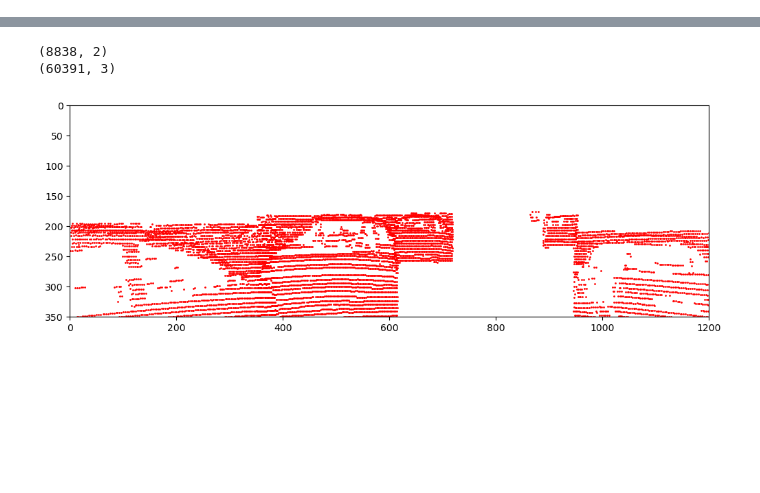
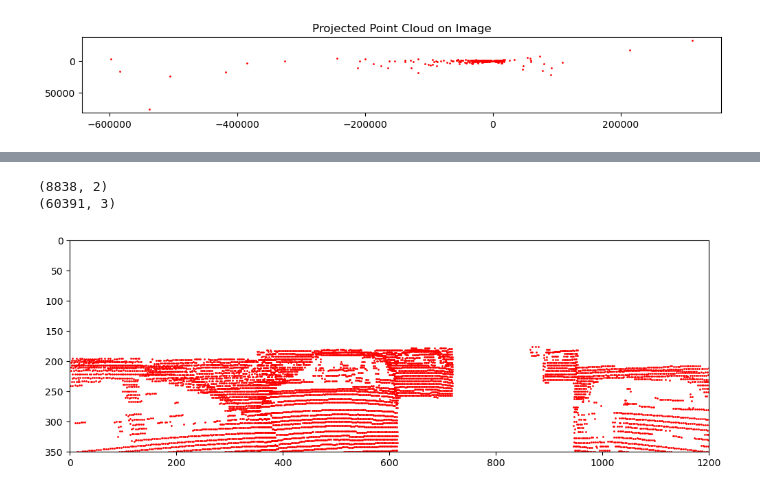
Before and after one commit to lingxe01/lidar, a Jupyter notebook: point/test.ipynb, the cells around one changed output, grey strips where cells are left out. Saved outputs shown, nothing was run; the diff lists cells and outputs as text; code cells hidden in the pictures; blank space fills up the shorter version.

```diff
--- a/point/test.ipynb
+++ b/point/test.ipynb
@@ -9,0 +40,91 @@ from projection import yolo_txt
+# %%
+
+binary = f'D:\\lidar\\point\\point_seg\\pcd_nongrond_seg.pcd'
+pcd = o3d.io.read_point_cloud(binary)
+original_colors = np.asarray(pcd.colors)
+original_pts = np.asarray(pcd.points)
+
+print("Color value range:", np.min(original_colors), np.max(original_colors))
+
+# 检查原始点云数据
+print(f"Original point cloud shape: {original_pts.shape}")
+
+# 筛选有效点云
+valid_indices = original_pts[:, 0] > 0
+valid_pts = original_pts[valid_indices]
+valid_colors = original_colors[valid_indices]
+
+print(f"Valid point cloud shape: {valid_pts.shape}")
+
+# 创建筛选后的点云
+pcd_selected = o3d.geometry.PointCloud()
+pcd_selected.points = o3d.utility.Vector3dVector(valid_pts)
+pcd_selected.colors = o3d.utility.Vector3dVector(valid_colors)
+
+# 可视化带颜色的点云
+# o3d.visualization.draw_geometries([pcd_selected])
+
+# 读取相机参数
+with open(f'D:\lidar\point\\000008\\000008.txt','r') as f:
+    calib = f.readlines()
+
+# P2 (3 x 4) for left eye
+P2 = np.array([float(x) for x in calib[2].strip('\n').split(' ')[1:]]).reshape(3, 4)
+R0_rect = np.array([float(x) for x in calib[4].strip('\n').split(' ')[1:]]).reshape(3, 3)
+R0_rect = np.insert(R0_rect, 3, values=[0, 0, 0], axis=0)
+R0_rect = np.insert(R0_rect, 3, values=[0, 0, 0, 1], axis=1)
+Tr_velo_to_cam = np.array([float(x) for x in calib[5].strip('\n').split(' ')[1:]]).reshape(3, 4)
+Tr_velo_to_cam = np.insert(Tr_velo_to_cam, 3, values=[0, 0, 0, 1], axis=0)
+
+# 读取图像尺寸
+img_path = f'D:\lidar\point\\000008\save\\000008.png'
+img = mpimg.imread(img_path)
+IMG_H, IMG_W, _ = img.shape
+
+# 读取检测框信息
+with open(f'D:\lidar\point\\000008\save\labels\\000008.txt', 'r') as f:
+    detections = [line.strip().split() for line in f.readlines()]
+
+detections = [[float(x) for x in det] for det in detections]
+
+# 投影点云到图像
+velo = np.insert(original_pts, 3, 1, axis=1).T
+cam = P2.dot(R0_rect.dot(Tr_velo_to_cam.dot(velo)))
+cam = np.delete(cam, np.where(cam[2, :] < 0), axis=1)
+cam[:2] /= cam[2, :]
+
+# valid_cam_indices = np.where(cam[2, :] > 0)  # 获取有效投影点索引
+# cam = cam[:, valid_cam_indices]  # 仅保留有效投影点
+
+# 获取落在检测框中的投影点云索引
+# projected_indices = []
+# for det in detections:
+#     _, u_center, v_center, width, height = det
+#     u_min = (u_center - width / 2) * IMG_W
+#     u_max = (u_center + width / 2) * IMG_W
+#     v_min = (v_center - height / 2) * IMG_H
+#     v_max = (v_center + height / 2) * IMG_H
+#     u, v = cam[:2]
+#     u_in = np.logical_and(u >= u_min, u <= u_max)
+#     v_in = np.logical_and(v >= v_min, v <= v_max)
+#     in_box = np.logical_and(u_in, v_in)
+#     projected_indices.append(np.where(in_box)[0])
+
+# # 合并所有投影点云索引
+# projected_indices = np.concatenate(projected_indices)
+
+# 提取落在检测框中的投影点云数据
+u, v, z = cam
+# projected_pts = np.stack([u[projected_indices], v[projected_indices]], axis=1)
+# projected_colors = original_colors[projected_indices] # 获取投影点的颜色
+
+projected_pts = np.stack([u, v], axis=1)
+# projected_colors = original_colors[np.where(cam[2, :] > 0)[0]]
+
+# 显示投影点云和原始图像
+plt.figure(figsize=(12, 8))
+plt.imshow(img)
+plt.scatter(projected_pts[:, 0], projected_pts[:, 1], c='r', s=1)
+plt.title(f'Projected Point Cloud on Image')
+plt.show()
+# %% [output]
@@ -9,0 +134 @@ from projection import yolo_txt
+[figure, added]
```
Also changed, not shown: parts of 4 cells of this notebook, 11 other files.
